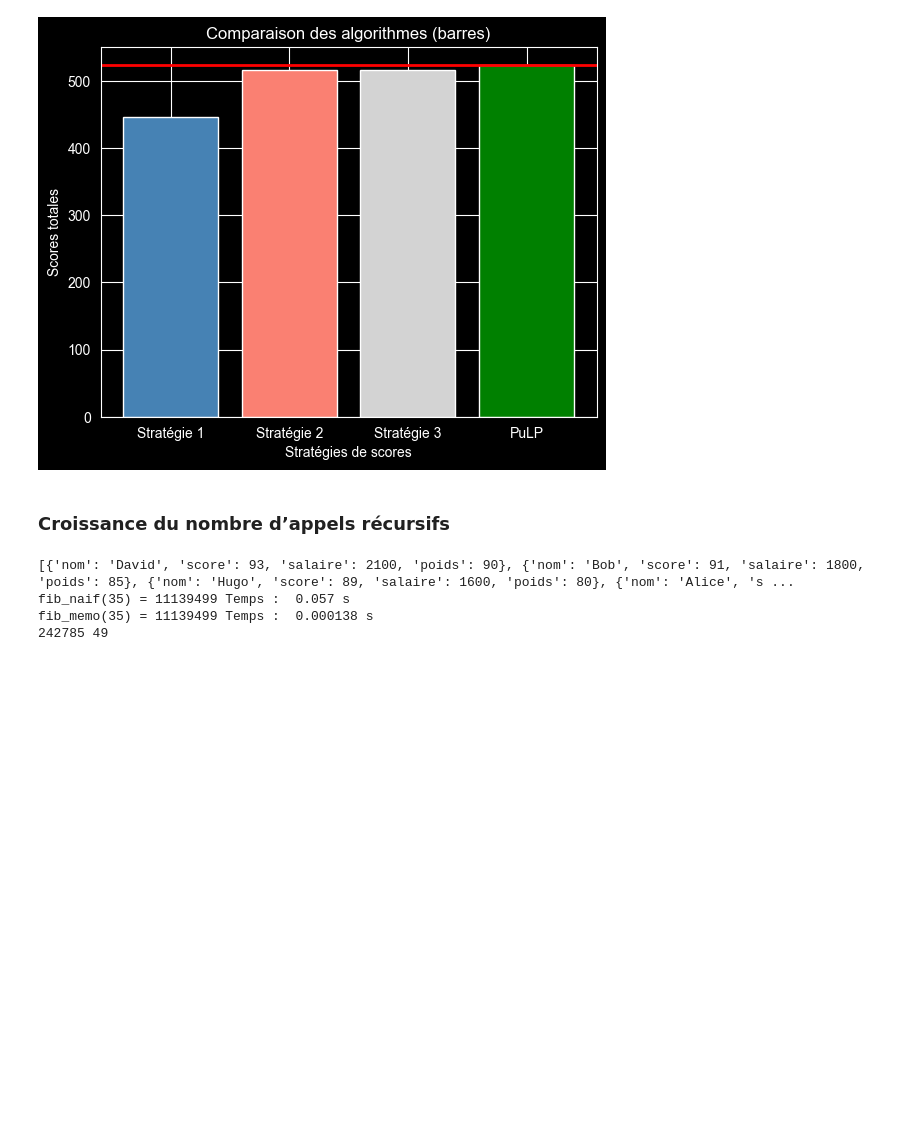
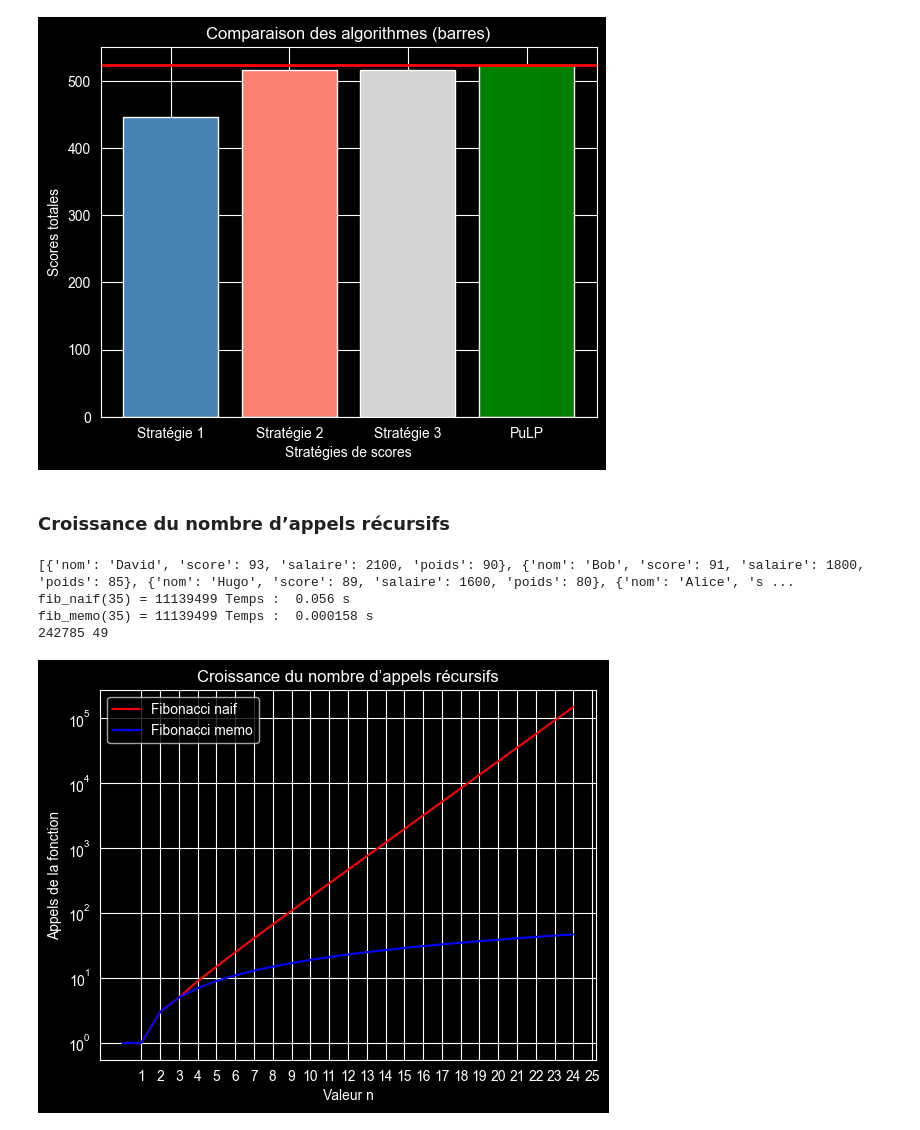
Before and after one commit to ZeusGamer101/Projet_02-AI, a Jupyter notebook: projet_optimisation_basket.ipynb, the cells around one changed output. Saved outputs shown, nothing was run; the diff lists cells and outputs as text; code cells hidden in the pictures; blank space fills up the shorter version.

Commit message:
commit 2
[UPD] TABLEAU RECURSIVE QUI COMPARE LES 2 FONCTION NAIF ET MEMO AVEC LA LEGENDE  EST TERMINER

```diff
--- a/projet_optimisation_basket.ipynb
+++ b/projet_optimisation_basket.ipynb
@@ -718,6 +720,9 @@ plt.show()
 ### Croissance du nombre d’appels récursifs
 # %%
 import time
+import matplotlib.pyplot as plt
+import numpy as np
+
 #competurs
 compteurs = {
     "compteur_naif" : 0,
@@ -758,32 +763,75 @@ joueurs = [
     {"nom": "Alice", "score": 88, "salaire": 1200, "poids": 72},
     {"nom": "Bob", "score": 91, "salaire": 1800, "poids": 85},
     {"nom": "Clara", "score": 84, "salaire": 950, "poids": 68},
     {"nom": "David", "score": 93, "salaire": 2100, "poids": 90},
     {"nom": "Emma", "score": 79, "salaire": 800, "poids": 65},
     {"nom": "Hugo", "score": 89, "salaire": 1600, "poids": 80},
 ]
 
 # Triés les joueurs du plus de scores au moins
 joueurs_tries = sorted(joueurs,key=lambda j: j["score"],reverse=True)
 print(joueurs_tries)
 
 
 #comparaison de te,s pour les 2 méthodes
 
 debut = time.perf_counter()
 compteurs['compteur_naif'] = 0
 resultat = fib_naif(joueurs_tries,25,compteurs)
 fin = time.perf_counter()
 print(f"fib_naif(35) = { resultat} Temps : { fin - debut: .3f} s")
 
 debut = time.perf_counter()
 compteurs['compteur_memo'] = 0
 resultat = fib_memo(joueurs_tries,25,compteurs)
 fin = time.perf_counter()
 print(f"fib_memo(35) = { resultat} Temps : { fin - debut: .6f} s")
 print(compteurs['compteur_naif'],compteurs['compteur_memo'])
+
+####################GRAPHIQUE#########################################
+# Axe des X va de 1 a 25
+plt.xticks(range(1,26))
+
+#Axe des Y de 1 a 10000 log permets pas le 0 ou les negatifs
+plt.yticks([10, 100, 1000, 10000])
+plt.yscale('log')
+
+#liste vide pour stocker les resultats
+liste_n = []
+liste_fib_naif = []
+liste_fib_memo = []
+
+# boucle pour stocker les resultats
+for i in range(25):
+    compteurs['compteur_naif'] = 0
+    compteurs['compteur_memo'] = 0
+    resultats = fib_naif(joueurs_tries,i,compteurs)
+    resultat_memo = fib_memo(joueurs_tries,i,compteurs)
+    liste_n.append(i)
+    liste_fib_naif.append(compteurs['compteur_naif'])
+    liste_fib_memo.append(compteurs['compteur_memo'])
+
+# tracer les 2 droites pour naif et memo
+plt.plot(liste_n,liste_fib_naif,color="red",label="Fibonacci naif")
+plt.plot(liste_n,liste_fib_memo,color="blue",label="Fibonacci memo")
+
+# ca dit quelle ligne est laquelle en haut a gauche
+plt.legend(loc="upper left")
+
+#titre du graphqiue
+plt.title("Croissance du nombre d’appels récursifs")
+
+#titre pour l'axe des x
+plt.xlabel("Valeur n")
+
+#titre pour l'axe des y
+plt.ylabel("Appels de la fonction")
+
+# afficher le graphique
+plt.show()
 # %% [output]
 [{'nom': 'David', 'score': 93, 'salaire': 2100, 'poids': 90}, {'nom': 'Bob', 'score': 91, 'salaire': 1800, 'poids': 85}, {'nom': 'Hugo', 'score': 89, 'salaire': 1600, 'poids': 80}, {'nom': 'Alice', 's ...
-fib_naif(35) = 11139499 Temps :  0.057 s
-fib_memo(35) = 11139499 Temps :  0.000138 s
+fib_naif(35) = 11139499 Temps :  0.056 s
+fib_memo(35) = 11139499 Temps :  0.000158 s
 242785 49
+[figure, added]
```
Also changed, not shown: parts of 1 cell of this notebook.
